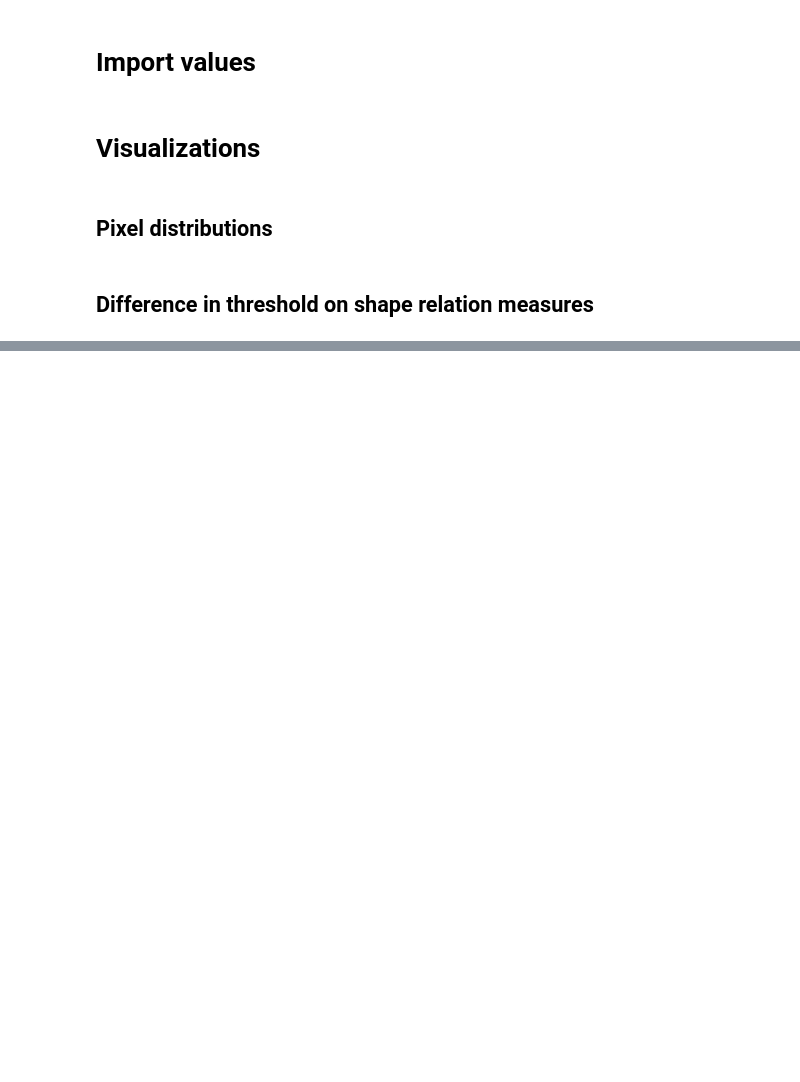
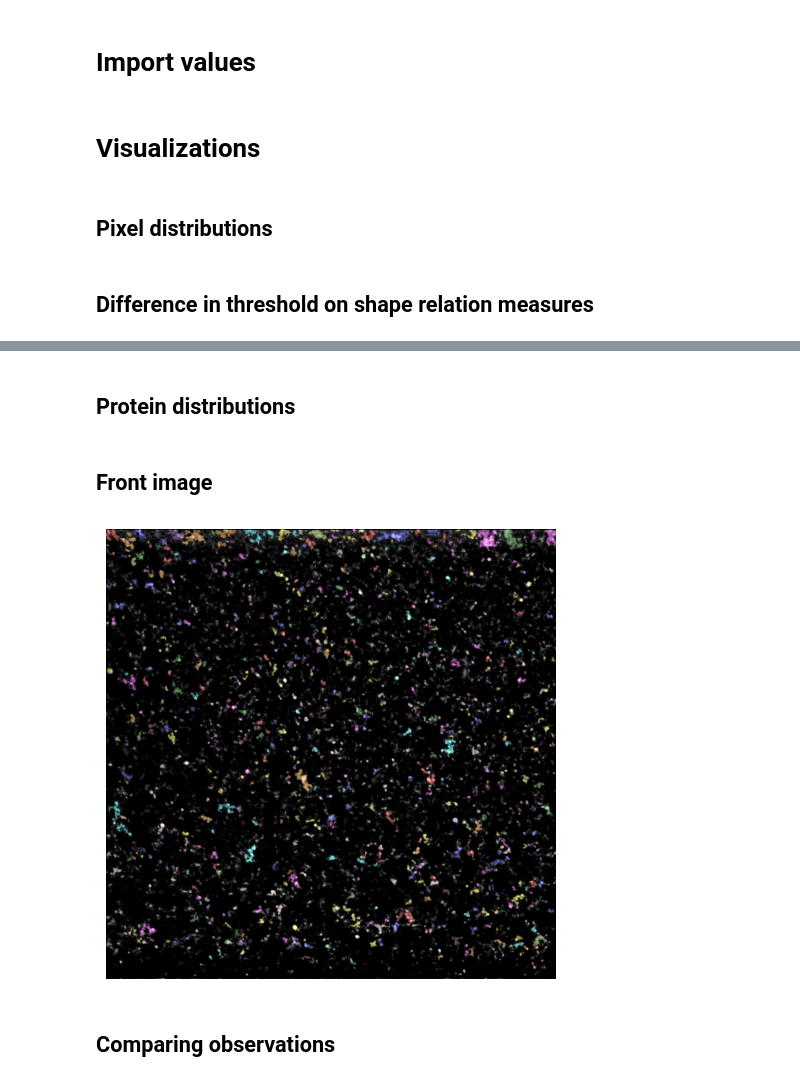
Before and after one commit to cappertherapper/Bachelorprojekt, a Jupyter notebook: visualizations.ipynb, the cells around one changed output, grey strips where cells are left out. Saved outputs shown, nothing was run; the diff lists cells and outputs as text; code cells hidden in the pictures; blank space fills up the shorter version.

```diff
--- a/visualizations.ipynb
+++ b/visualizations.ipynb
@@ -136,0 +133,2 @@ plt.show()
+# %% [markdown]
+## Protein distributions
@@ -136,0 +167,16 @@ plt.show()
+# %% [markdown]
+## Front image
+# %%
+background = get_video(path, skip_size=239)[1]
+im = process_video(path, 0.3, 1, 239)[1]
+
+
+plt.imshow(label2rgb(im, background, bg_label=0))
+plt.axis('off')
+
+plt.tight_layout()
+plt.show()
+# %% [output]
+[figure, added]
+# %% [markdown]
+## Comparing observations
```
Also changed, not shown: parts of 6 cells of this notebook.
